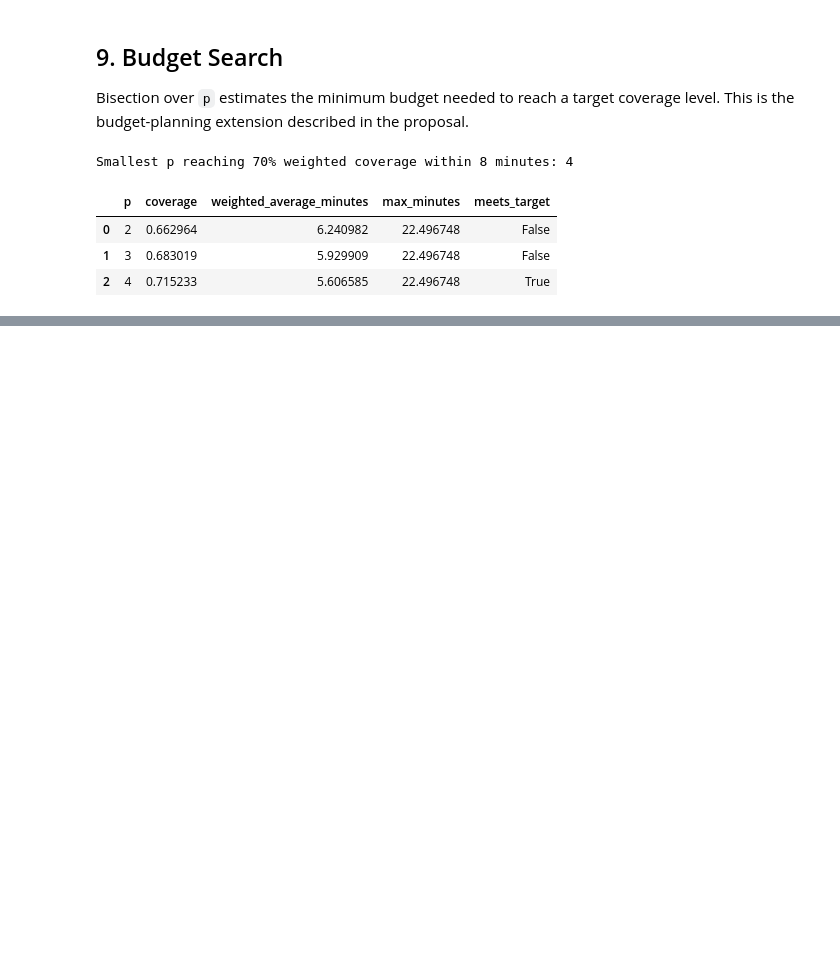
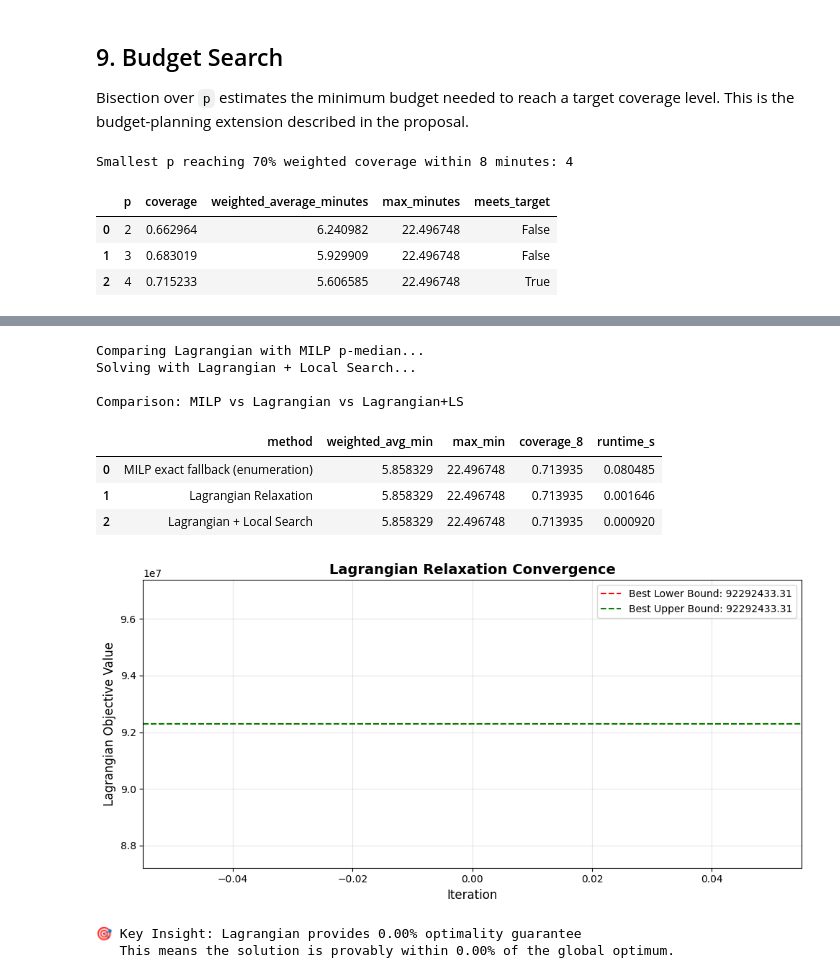
Before and after one commit to hikmedit/optimization-project, a Jupyter notebook: notebooks/istanbul_fire_station_expansion.ipynb, the cells around one changed output, grey strips where cells are left out. Saved outputs shown, nothing was run; the diff lists cells and outputs as text; code cells hidden in the pictures; blank space fills up the shorter version.

```diff
--- a/notebooks/istanbul_fire_station_expansion.ipynb
+++ b/notebooks/istanbul_fire_station_expansion.ipynb
@@ -262,0 +328,42 @@ Smallest p reaching 70% weighted coverage within 8 minutes: 4
+# %%
+# Compare Lagrangian with standard MILP
+print("Comparing Lagrangian with MILP p-median...")
+milp_sol_lagr = solve_p_median_milp(problem, 3)
+
+# Also try Lagrangian with local search refinement
+print("Solving with Lagrangian + Local Search...")
+lagr_ls_solution = lagrangian_with_local_search(problem, p=3, max_iterations=150, local_search_iterations=50)
+
+comparison_lagr = solution_table(problem, [milp_sol_lagr, lagr_result.best_solution, lagr_ls_solution])
+print("\nComparison: MILP vs Lagrangian vs Lagrangian+LS")
+display(comparison_lagr[['method', 'weighted_avg_min', 'max_min', 'coverage_8', 'runtime_s']])
+
+# Visualize Lagrangian convergence
+import matplotlib.pyplot as plt
+
+fig, ax = plt.subplots(1, 1, figsize=(10, 5))
+ax.plot(lagr_result.lambda_history, linewidth=2, color='blue')
+ax.axhline(y=lagr_result.lower_bound, color='red', linestyle='--', label=f'Best Lower Bound: {lagr_result.lower_bound:.2f}')
+ax.axhline(y=lagr_result.upper_bound, color='green', linestyle='--', label=f'Best Upper Bound: {lagr_result.upper_bound:.2f}')
+ax.set_xlabel('Iteration', fontsize=12)
+ax.set_ylabel('Lagrangian Objective Value', fontsize=12)
+ax.set_title('Lagrangian Relaxation Convergence', fontsize=14, fontweight='bold')
+ax.legend()
+ax.grid(True, alpha=0.3)
+plt.tight_layout()
+plt.show()
+
+print(f"\n🎯 Key Insight: Lagrangian provides {lagr_result.gap_percent:.2f}% optimality guarantee")
+print(f"   This means the solution is provably within {lagr_result.gap_percent:.2f}% of the global optimum.")
+# %% [output]
+Comparing Lagrangian with MILP p-median...
+Solving with Lagrangian + Local Search...
+
+Comparison: MILP vs Lagrangian vs Lagrangian+LS
+|  | method | weighted_avg_min | max_min | coverage_8 | runtime_s |
+| 0 | MILP exact fallback (enumeration) | 5.858329 | 22.496748 | 0.713935 | 0.080485 |
+| 1 | Lagrangian Relaxation | 5.858329 | 22.496748 | 0.713935 | 0.001646 |
+| 2 | Lagrangian + Local Search | 5.858329 | 22.496748 | 0.713935 | 0.000920 |
+[figure, added]
+🎯 Key Insight: Lagrangian provides 0.00% optimality guarantee
+   This means the solution is provably within 0.00% of the global optimum.
```
Also changed, not shown: parts of 18 cells of this notebook, 12 other files.
